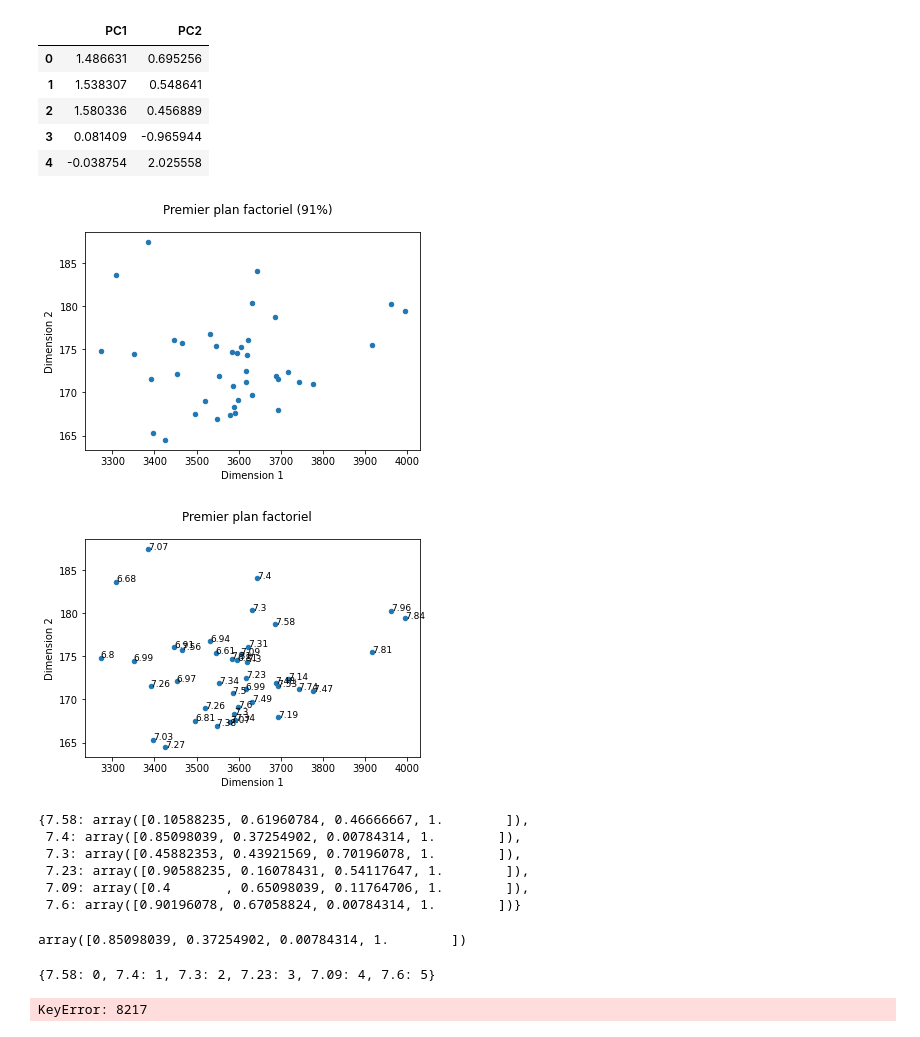
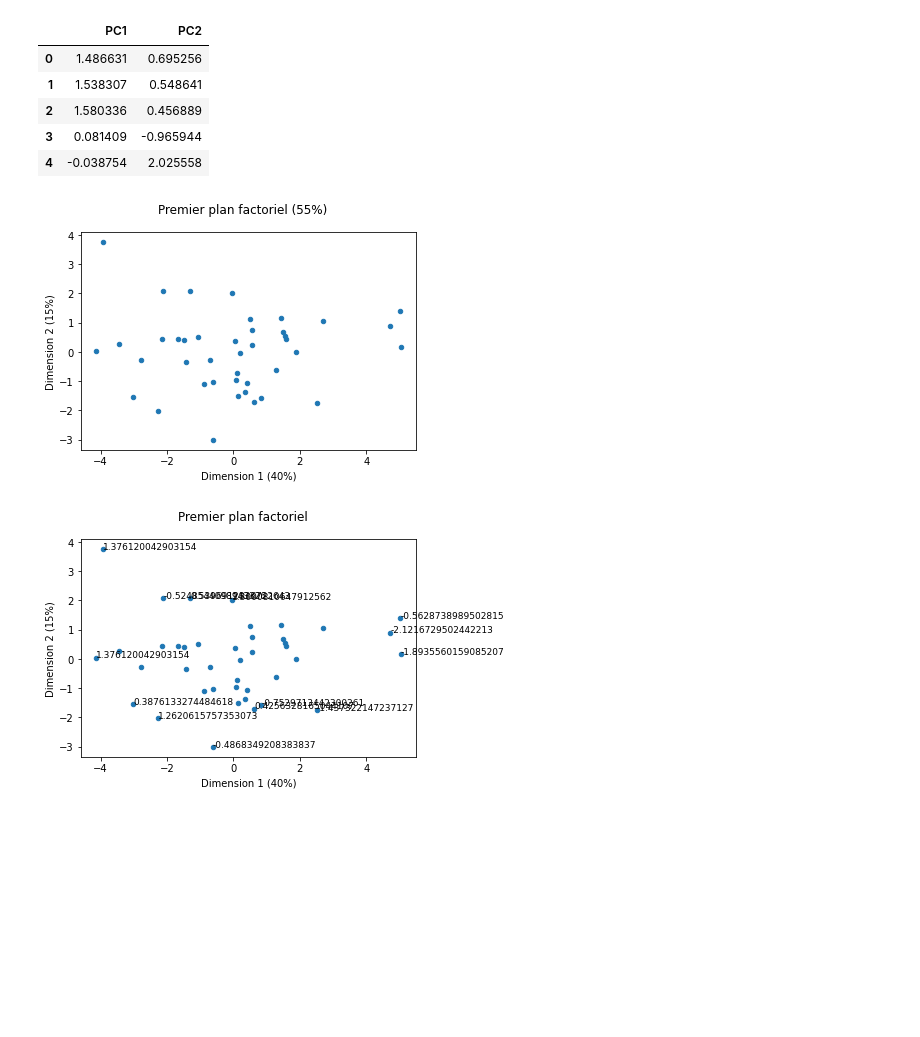
Before and after one commit to maitreRi/DataScience_Revision, a Jupyter notebook: Data_Science_Revision/5 Analyse en composantes principales/5 TP5.ipynb, the cells around one changed output. Cells and saved outputs as stored; diff of their text form; code cells hidden in the pictures; blank space fills up the shorter version.

```diff
--- a/Data_Science_Revision/5 Analyse en composantes principales/5 TP5.ipynb
+++ b/Data_Science_Revision/5 Analyse en composantes principales/5 TP5.ipynb
@@ -197,71 +252,35 @@ principal_df.head()
 | 3 | 0.081409 | -0.965944 |
 | 4 | -0.038754 | 2.025558 |
 # %%
-WGI_pca = pca.transform(df)
+Decat_pca = pca.transform(df_standardized)
 # %%
-WGI_pca_df = pd.DataFrame({
-    "Dim1" : WGI_pca[:,0],
-    "Dim2" : WGI_pca[:,1],
-    "Longjump" : df["Longjump"],
-    "Points" : df["Points"],
+Decat_pca_df = pd.DataFrame({
+    "Dim1" : Decat_pca[:,0],
+    "Dim2" : Decat_pca[:,1],
+    "centm" : df_standardized["centm"],
+    "Points" : df_standardized["Points"],
 })
 # %%
-WGI_pca_df.plot.scatter("Dim1", "Dim2") # nuage de points
-plt.xlabel("Dimension 1") # modification du nom de l'axe X
-plt.ylabel("Dimension 2") # idem pour axe Y
-plt.suptitle("Premier plan factoriel (91%)") # titre général
+Decat_pca_df.plot.scatter("Dim1", "Dim2") # nuage de points
+plt.xlabel("Dimension 1 (40%)") # modification du nom de l'axe X
+plt.ylabel("Dimension 2 (15%)") # idem pour axe Y
+plt.suptitle("Premier plan factoriel (55%)") # titre général
 plt.show()
 # %% [output]
-[figure, old version]
+[figure, new version]
 # %%
 # utilisation de subplots nécessaire car annotation du graphique
 fig, ax = plt.subplots()
-WGI_pca_df.plot.scatter("Dim1", "Dim2", ax = ax) # l'option ax permet de placer les points et le texte sur le même graphique
+Decat_pca_df.plot.scatter("Dim1", "Dim2", ax = ax) # L'option ax permet de placer les points et le texte sur le même graphique
 
 # boucle sur chaque pays
-for k in WGI_pca_df.iterrows():
+for k in Decat_pca_df.iterrows():
     # annotation uniquement si valeur absolue sur une de 2 dimensions importantes (valeurs choisies empiriquement)
     if (abs(k[1]['Dim1']) > 3.5) | (abs(k[1]['Dim2']) > 1.5):
-        ax.annotate(k[1]["Longjump"], (k[1]['Dim1'], k[1]['Dim2']), fontsize = 9)
-plt.xlabel("Dimension 1")
-plt.ylabel("Dimension 2")
+        ax.annotate(k[1]["centm"], (k[1]['Dim1'], k[1]['Dim2']), fontsize = 9)
+plt.xlabel("Dimension 1 (40%)")
+plt.ylabel("Dimension 2 (15%)")
 plt.suptitle("Premier plan factoriel")
 plt.show()
 # %% [output]
-[figure, old version]
+[figure, new version]
-# %%
-from matplotlib import cm
-# permet de créer une palette de couleurs, basée sur Color Brewer
-palette = cm.get_cmap("Dark2")
-# associe une couleur à chaque continent (cf ci-dessous)
-couleurs = dict(zip(WGI_pca_df["Longjump"].drop_duplicates(), palette(range(6))))
-couleurs
-# %% [output]
-{7.58: array([0.10588235, 0.61960784, 0.46666667, 1.        ]),
- 7.4: array([0.85098039, 0.37254902, 0.00784314, 1.        ]),
- 7.3: array([0.45882353, 0.43921569, 0.70196078, 1.        ]),
- 7.23: array([0.90588235, 0.16078431, 0.54117647, 1.        ]),
- 7.09: array([0.4       , 0.65098039, 0.11764706, 1.        ]),
- 7.6: array([0.90196078, 0.67058824, 0.00784314, 1.        ])}
-# %%
-couleurs[7.4]
-# %% [output]
-array([0.85098039, 0.37254902, 0.00784314, 1.        ])
-# %%
-position = dict(zip(couleurs.keys(), range(6)))
-position
-# %% [output]
-{7.58: 0, 7.4: 1, 7.3: 2, 7.23: 3, 7.09: 4, 7.6: 5}
-# %%
-# Affichage des points avec une liste de couleurs
-WGI_pca_df.plot.scatter(x = "Dim1", y = "Dim2", c = [couleurs[p] for p in WGI_pca_df["Points"]])
-# boucle pour afficher la légende
-for cont, coul in couleurs.items():
-    plt.scatter(3, position[cont] / 3 + 2.15, c = [coul], s = 20)
-    plt.text(3.2, position[cont] / 3 + 2, cont)
-plt.xlabel("Dimension 1")
-plt.ylabel("Dimension 2")
-plt.suptitle("Premier plan factoriel")
-plt.show()
-# %% [output]
-KeyError: 8217
```
Also changed, not shown: parts of 10 cells of this notebook, 1 other file.
